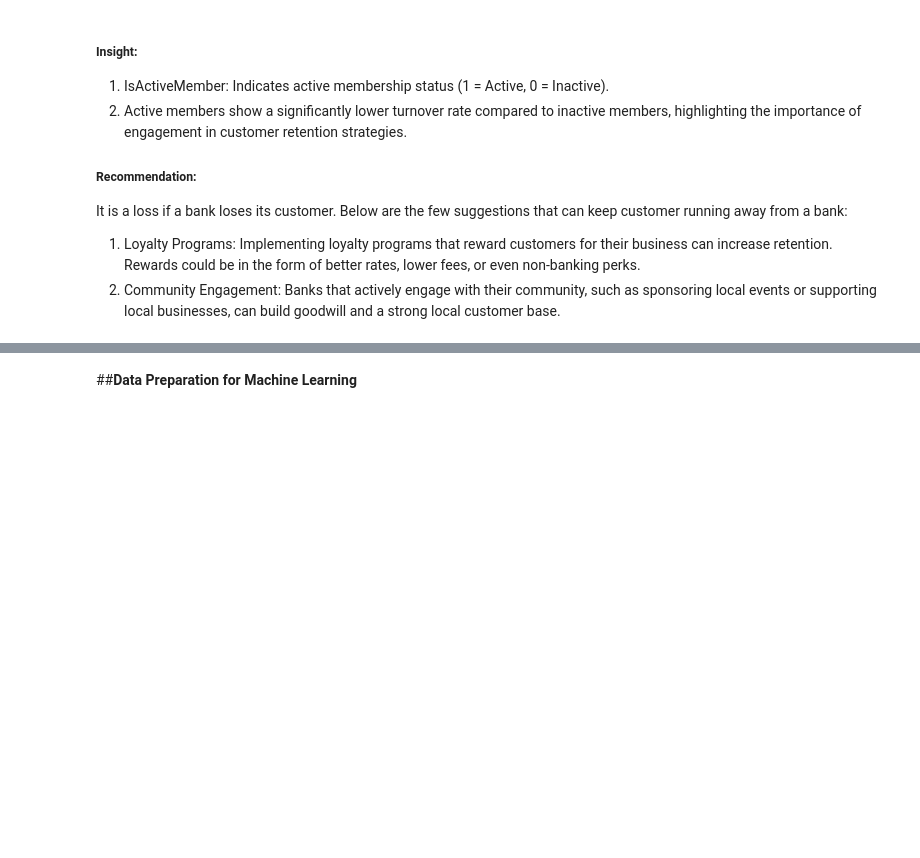
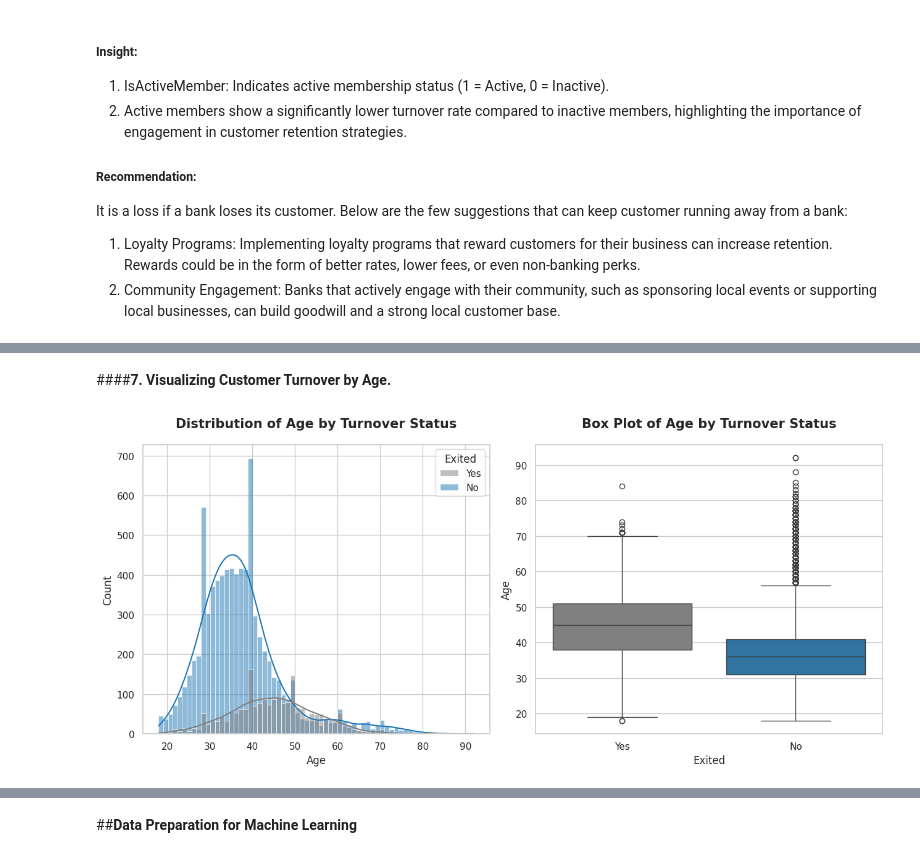
Before and after one commit to AzlinRusnan/Bank_Turnover_Analysis, a Jupyter notebook: Bank_Turnover_Analysis.ipynb, the cells around one changed output, grey strips where cells are left out. Saved outputs shown, nothing was run; the diff lists cells and outputs as text; code cells hidden in the pictures; blank space fills up the shorter version.

```diff
--- a/Bank_Turnover_Analysis.ipynb
+++ b/Bank_Turnover_Analysis.ipynb
@@ -342,0 +393,6 @@ It is a loss if a bank loses its customer. Below are the few suggestions that ca
+# %% [markdown]
+####**7. Visualizing Customer Turnover by Age.**
+# %%
+continuous_plot("Age", df)
+# %% [output]
+[figure, added]
```
Also changed, not shown: parts of 16 cells of this notebook.
